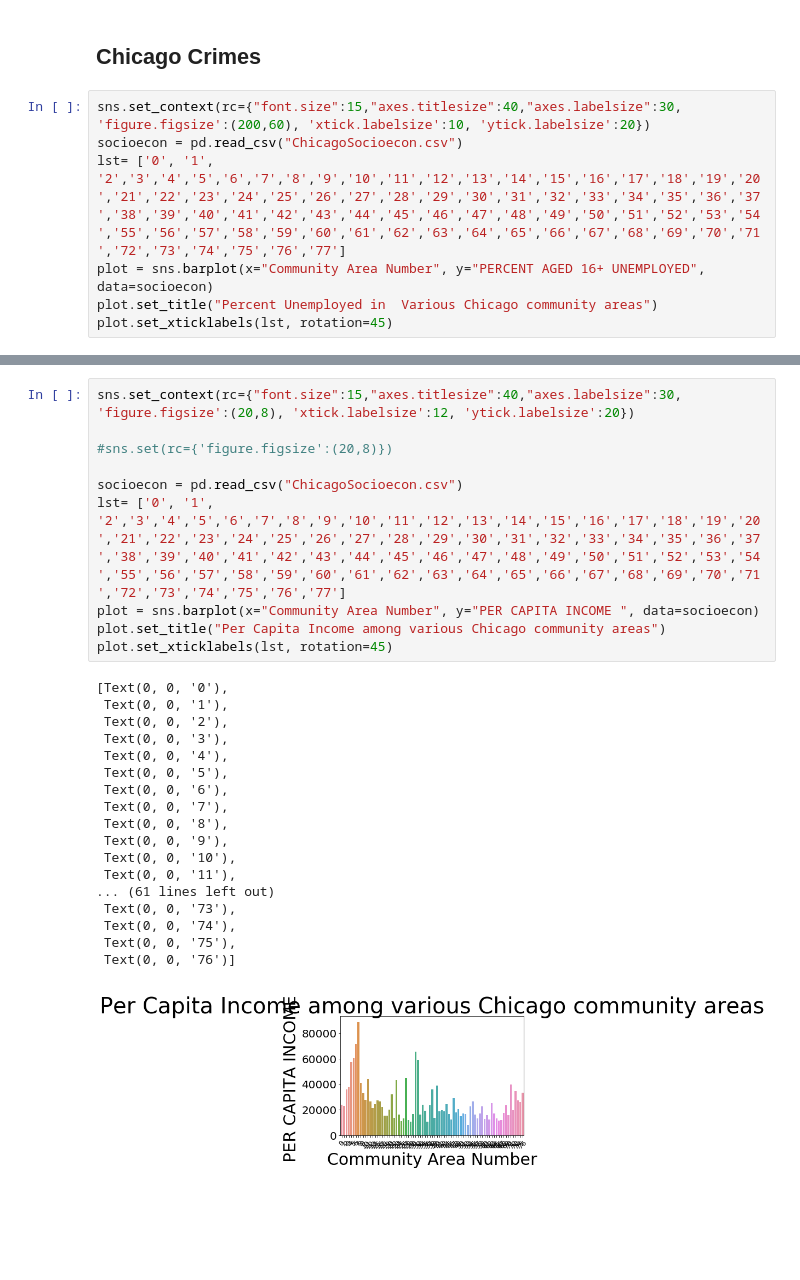
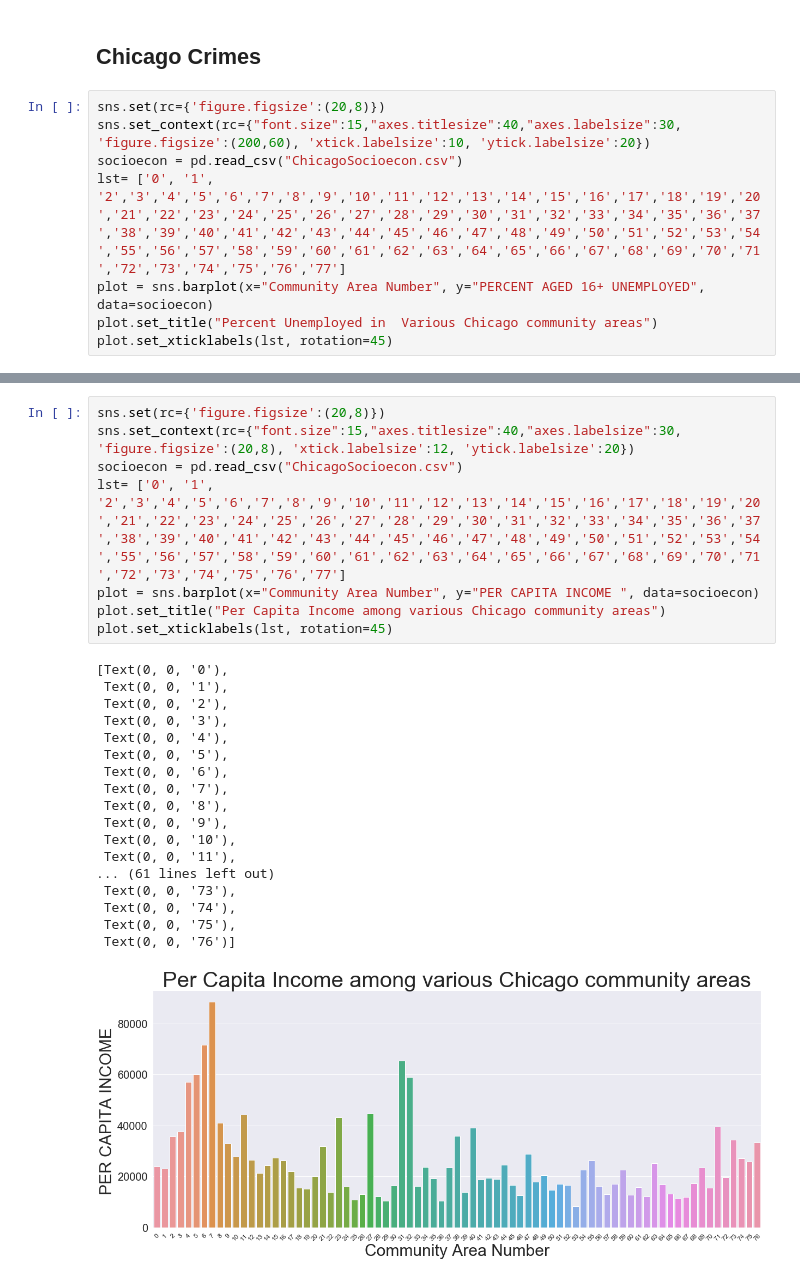
Before and after one commit to edgeslab/CS418-Project, a Jupyter notebook: 418_Project.ipynb, the cells around one changed output, grey strips where cells are left out. Cells and saved outputs as stored; diff of their text form; blank space fills up the shorter version.

```diff
--- a/418_Project.ipynb
+++ b/418_Project.ipynb
@@ -57,6 +57,7 @@ The "Selected socioeconomic indicators in Chicago, 2008 to 2012" dataset looks i
 # %% [markdown]
 ## Chicago Crimes
 # %%
+sns.set(rc={'figure.figsize':(20,8)})
 sns.set_context(rc={"font.size":15,"axes.titlesize":40,"axes.labelsize":30, 'figure.figsize':(200,60), 'xtick.labelsize':10, 'ytick.labelsize':20})
 socioecon = pd.read_csv("ChicagoSocioecon.csv")
 lst= ['0', '1', '2','3','4','5','6','7','8','9','10','11','12','13','14','15','16','17','18','19','20','21','22','23','24','25','26','27','28','29','30','31','32','33','34','35','36','37','38','39','40','41','42','43','44','45','46','47','48','49','50','51','52','53','54','55','56','57','58','59','60','61','62','63','64','65','66','67','68','69','70','71','72','73','74','75','76','77']
@@ -85,30 +86,28 @@ plot.set_xticklabels(lst, rotation=45)
 # %%
+sns.set(rc={'figure.figsize':(20,8)})
 sns.set_context(rc={"font.size":15,"axes.titlesize":40,"axes.labelsize":30, 'figure.figsize':(20,8), 'xtick.labelsize':12, 'ytick.labelsize':20})
-
-#sns.set(rc={'figure.figsize':(20,8)})
-
 socioecon = pd.read_csv("ChicagoSocioecon.csv")
 lst= ['0', '1', '2','3','4','5','6','7','8','9','10','11','12','13','14','15','16','17','18','19','20','21','22','23','24','25','26','27','28','29','30','31','32','33','34','35','36','37','38','39','40','41','42','43','44','45','46','47','48','49','50','51','52','53','54','55','56','57','58','59','60','61','62','63','64','65','66','67','68','69','70','71','72','73','74','75','76','77']
 plot = sns.barplot(x="Community Area Number", y="PER CAPITA INCOME ", data=socioecon)
 plot.set_title("Per Capita Income among various Chicago community areas")
 plot.set_xticklabels(lst, rotation=45)
 # %% [output]
 [Text(0, 0, '0'),
  Text(0, 0, '1'),
  Text(0, 0, '2'),
  Text(0, 0, '3'),
  Text(0, 0, '4'),
  Text(0, 0, '5'),
  Text(0, 0, '6'),
  Text(0, 0, '7'),
  Text(0, 0, '8'),
  Text(0, 0, '9'),
  Text(0, 0, '10'),
  Text(0, 0, '11'),
 ... (61 lines left out)
  Text(0, 0, '73'),
  Text(0, 0, '74'),
  Text(0, 0, '75'),
  Text(0, 0, '76')]
-[figure, old version]
+[figure, new version]
 # %%
```
Also changed, not shown: parts of 3 cells of this notebook.
